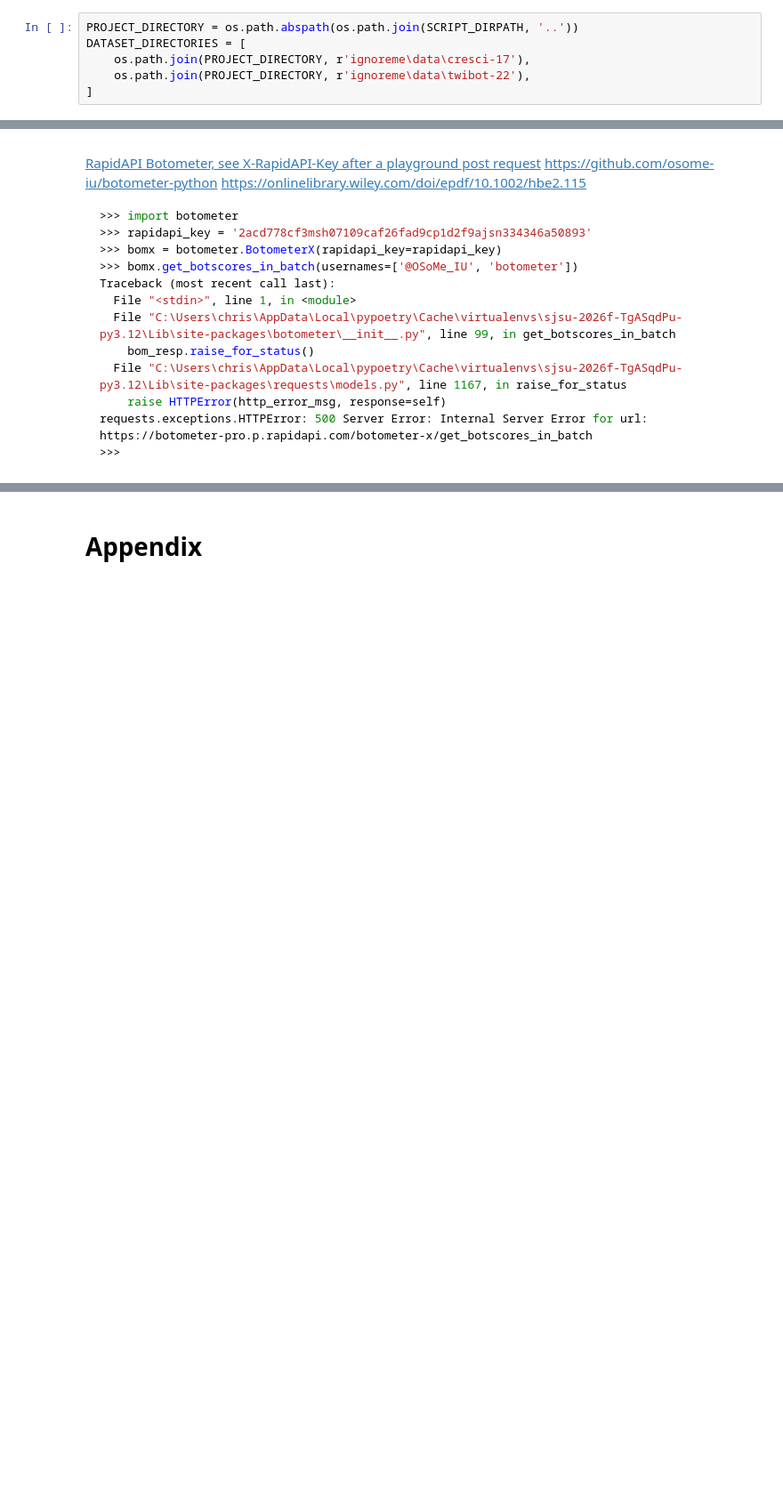
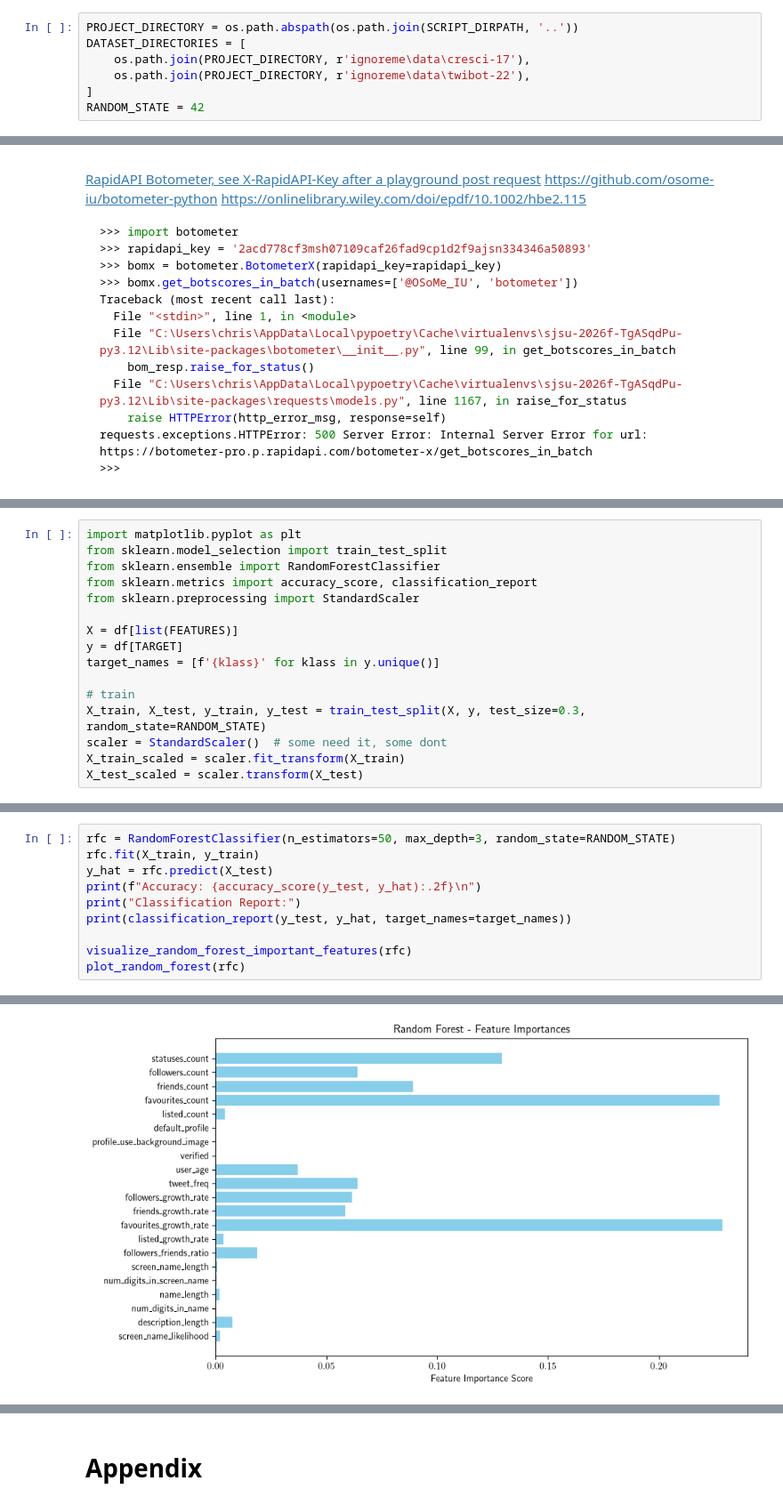
Before and after one commit to chrisbcarl/sjsu.CMPE-257.ml-social-bot-detection, a Jupyter notebook: src/project.ipynb, the cells around one changed output, grey strips where cells are left out. Shown at 89% size. Cells and saved outputs as stored; diff of their text form; blank space fills up the shorter version.

```diff
--- a/src/project.ipynb
+++ b/src/project.ipynb
@@ -171,6 +171,7 @@ DATASET_DIRECTORIES = [
     os.path.join(PROJECT_DIRECTORY, r'ignoreme\data\cresci-17'),
     os.path.join(PROJECT_DIRECTORY, r'ignoreme\data\twibot-22'),
 ]
+RANDOM_STATE = 42
 # %%
 import os
 import zipfile
@@ -692,0 +665,16 @@ df
+# %%
+import matplotlib.pyplot as plt
+from sklearn.model_selection import train_test_split
+from sklearn.ensemble import RandomForestClassifier
+from sklearn.metrics import accuracy_score, classification_report
+from sklearn.preprocessing import StandardScaler
+
+X = df[list(FEATURES)]
+y = df[TARGET]
+target_names = [f'{klass}' for klass in y.unique()]
+
+# train
+X_train, X_test, y_train, y_test = train_test_split(X, y, test_size=0.3, random_state=RANDOM_STATE)
+scaler = StandardScaler()  # some need it, some dont
+X_train_scaled = scaler.fit_transform(X_train)
+X_test_scaled = scaler.transform(X_test)
@@ -725,0 +735,11 @@ ValueError: Input X contains infinity or a value too large for dtype('float32').
+# %%
+rfc = RandomForestClassifier(n_estimators=50, max_depth=3, random_state=RANDOM_STATE)
+rfc.fit(X_train, y_train)
+y_hat = rfc.predict(X_test)
+print(f"Accuracy: {accuracy_score(y_test, y_hat):.2f}\n")
+print("Classification Report:")
+print(classification_report(y_test, y_hat, target_names=target_names))
+
+visualize_random_forest_important_features(rfc)
+plot_random_forest(rfc)
+# %% [output]
@@ -725,0 +757 @@ ValueError: Input X contains infinity or a value too large for dtype('float32').
+[figure, added]
```
Also changed, not shown: parts of 16 cells of this notebook, 1 other file.
